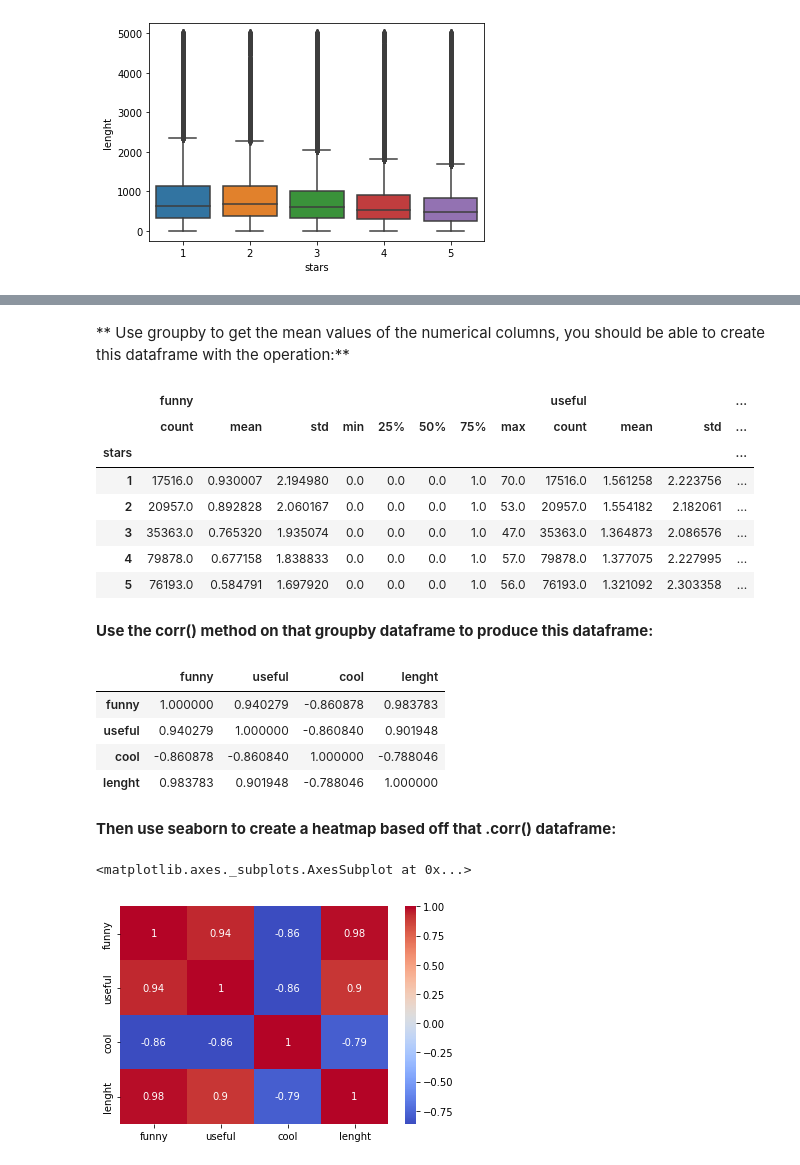
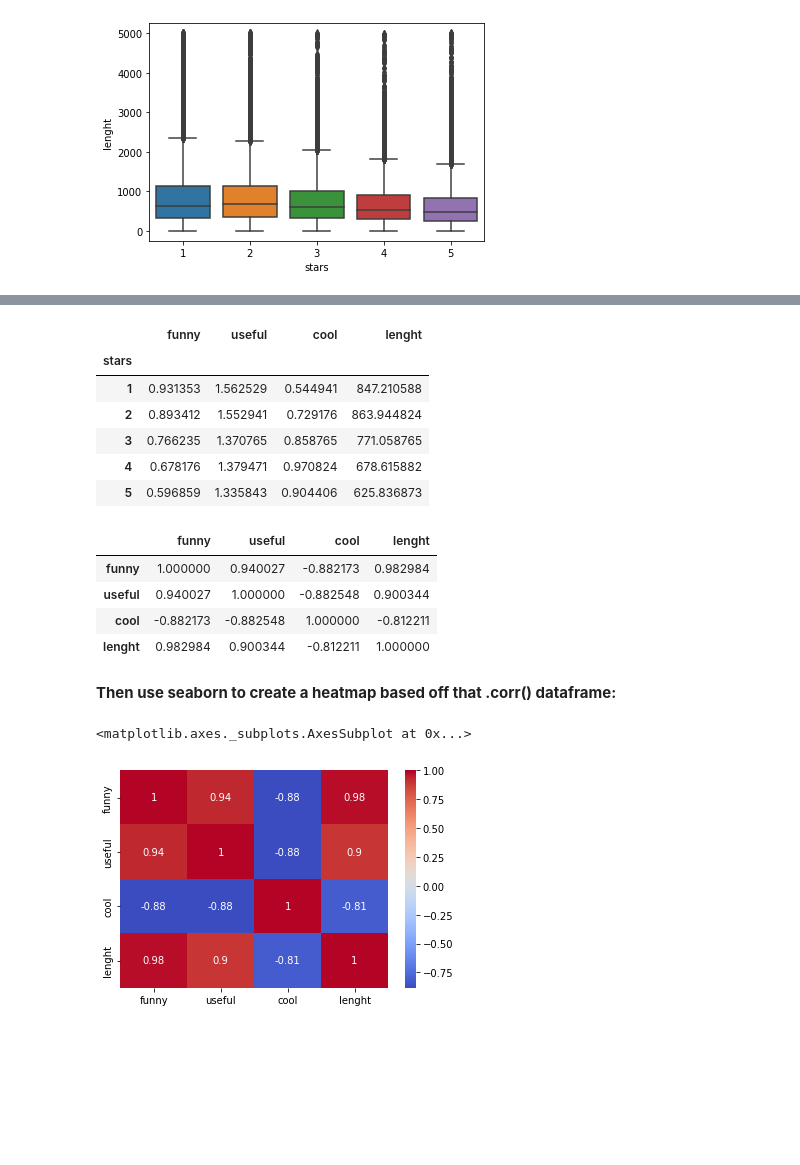
Before and after one commit to miggelucas/NLP-studies, a Jupyter notebook: NLP_Project_Udemy.ipynb, the cells around one changed output, grey strips where cells are left out. Saved outputs shown, nothing was run; the diff lists cells and outputs as text; code cells hidden in the pictures; blank space fills up the shorter version.

```diff
--- a/NLP_Project_Udemy.ipynb
+++ b/NLP_Project_Udemy.ipynb
@@ -82,0 +138,5 @@ data
+# %%
+df = pd.read_csv('yelp_short_17000.csv')
+df.drop(columns= ['Unnamed: 0'], inplace= True)
+df.dropna(inplace= True)
+df.head()
@@ -117,4 +177,4 @@ data.describe()
 # %%
-data['lenght'] = [len(x) for x in data['text']]
-data.head()
+df['lenght'] = [len(x) for x in df['text'].astype(str)]
+df
 # %% [output]
@@ -161,30 +209,25 @@ sns.countplot(data['stars'])
-# %% [markdown]
-** Use groupby to get the mean values of the numerical columns, you should be able to create this dataframe with the operation:**
 # %%
-data.groupby('stars').describe()
+df.groupby('stars').mean()
 # %% [output]
-|  | funny |  |  |  |  |  |  |  | useful |  |  | ... |
-|  | count | mean | std | min | 25% | 50% | 75% | max | count | mean | std | ... |
-| stars |  |  |  |  |  |  |  |  |  |  |  | ... |
-| 1 | 17516.0 | 0.930007 | 2.194980 | 0.0 | 0.0 | 0.0 | 1.0 | 70.0 | 17516.0 | 1.561258 | 2.223756 | ... |
-| 2 | 20957.0 | 0.892828 | 2.060167 | 0.0 | 0.0 | 0.0 | 1.0 | 53.0 | 20957.0 | 1.554182 | 2.182061 | ... |
-| 3 | 35363.0 | 0.765320 | 1.935074 | 0.0 | 0.0 | 0.0 | 1.0 | 47.0 | 35363.0 | 1.364873 | 2.086576 | ... |
-| 4 | 79878.0 | 0.677158 | 1.838833 | 0.0 | 0.0 | 0.0 | 1.0 | 57.0 | 79878.0 | 1.377075 | 2.227995 | ... |
-| 5 | 76193.0 | 0.584791 | 1.697920 | 0.0 | 0.0 | 0.0 | 1.0 | 56.0 | 76193.0 | 1.321092 | 2.303358 | ... |
+|  | funny | useful | cool | lenght |
+| stars |  |  |  |  |
+| 1 | 0.931353 | 1.562529 | 0.544941 | 847.210588 |
+| 2 | 0.893412 | 1.552941 | 0.729176 | 863.944824 |
+| 3 | 0.766235 | 1.370765 | 0.858765 | 771.058765 |
+| 4 | 0.678176 | 1.379471 | 0.970824 | 678.615882 |
+| 5 | 0.596859 | 1.335843 | 0.904406 | 625.836873 |
-# %% [markdown]
-**Use the corr() method on that groupby dataframe to produce this dataframe:**
 # %%
-data.groupby('stars').mean().corr()
+df.groupby('stars').mean().corr()
 # %% [output]
 |  | funny | useful | cool | lenght |
-| funny | 1.000000 | 0.940279 | -0.860878 | 0.983783 |
-| useful | 0.940279 | 1.000000 | -0.860840 | 0.901948 |
-| cool | -0.860878 | -0.860840 | 1.000000 | -0.788046 |
-| lenght | 0.983783 | 0.901948 | -0.788046 | 1.000000 |
+| funny | 1.000000 | 0.940027 | -0.882173 | 0.982984 |
+| useful | 0.940027 | 1.000000 | -0.882548 | 0.900344 |
+| cool | -0.882173 | -0.882548 | 1.000000 | -0.812211 |
+| lenght | 0.982984 | 0.900344 | -0.812211 | 1.000000 |
 # %% [markdown]
 **Then use seaborn to create a heatmap based off that .corr() dataframe:**
 # %%
-sns.heatmap(data.groupby('stars').mean().corr(), cmap='coolwarm',annot=True)
+sns.heatmap(df.groupby('stars').mean().corr(), cmap='coolwarm',annot=True)
 # %% [output]
 <matplotlib.axes._subplots.AxesSubplot at 0x...>
-[figure, old version]
+[figure, new version]
```
Also changed, not shown: parts of 95 cells of this notebook.
